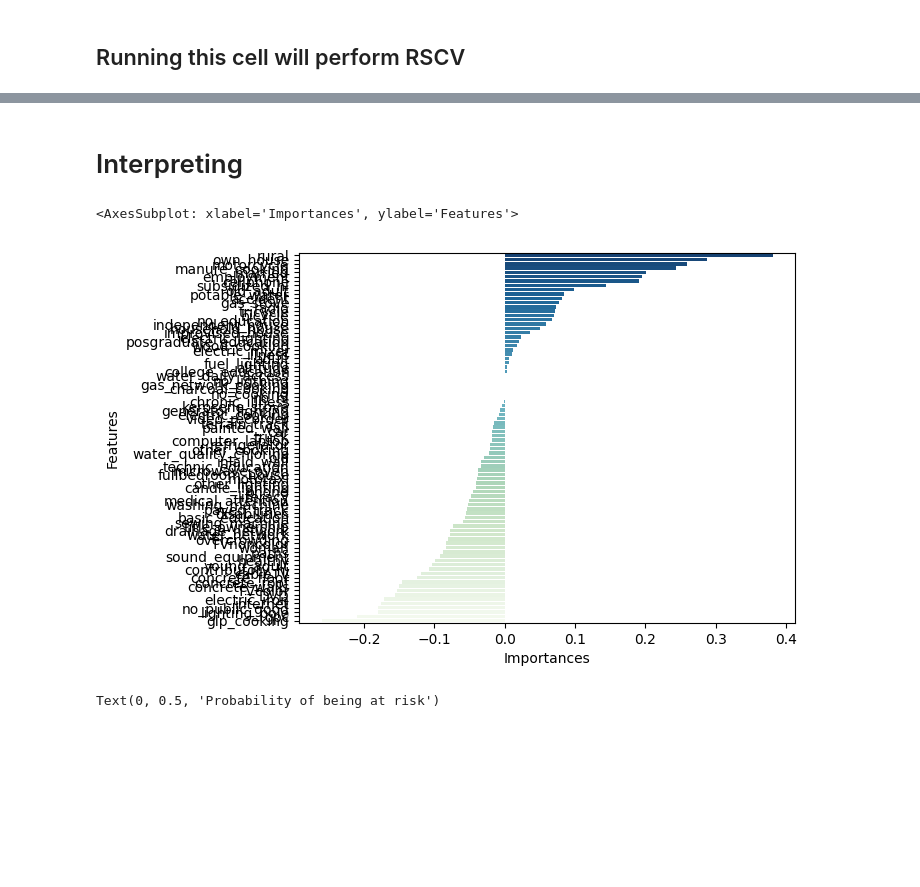
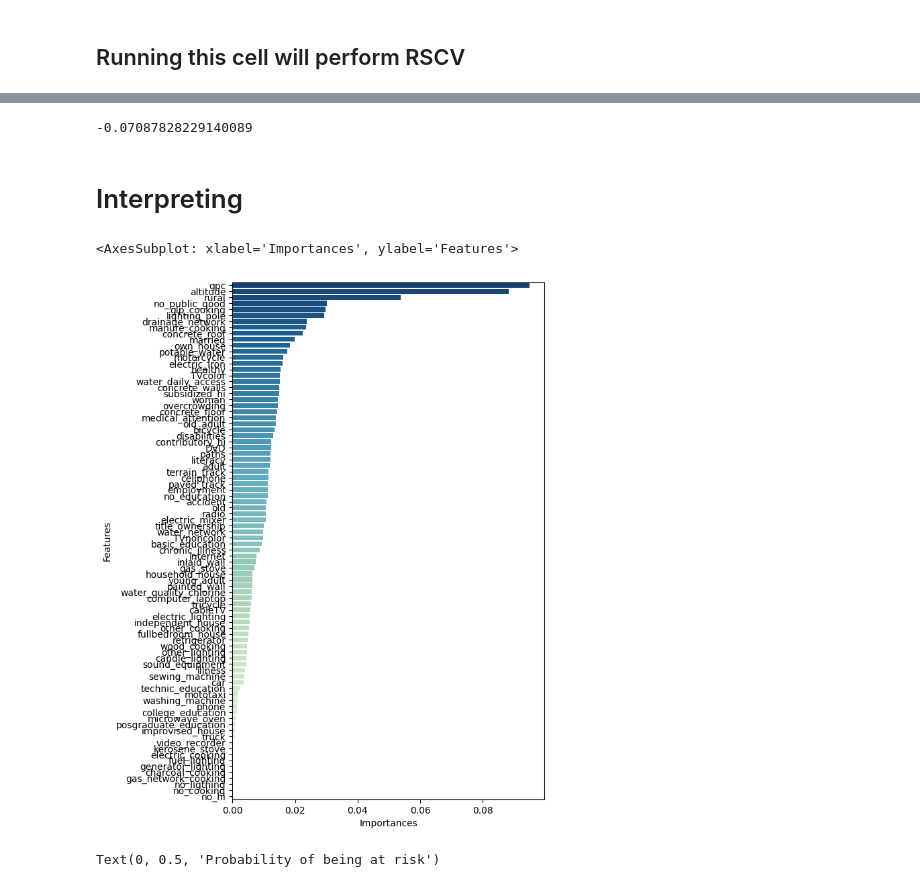
Before and after one commit to renatoquiliche/PaperCienciaDados-PunoPeru, a Jupyter notebook: Python Code/RFC_final.ipynb, the cells around one changed output, grey strips where cells are left out. Saved outputs shown, nothing was run; the diff lists cells and outputs as text; code cells hidden in the pictures; blank space fills up the shorter version.

```diff
--- a/Python Code/RFC_final.ipynb
+++ b/Python Code/RFC_final.ipynb
@@ -54,9 +74,9 @@ def BSCV(K, n_iter, alpha, pipe):
     param_grid = {
                 "RFC__n_estimators": Integer(20,100, prior='uniform'),
                 "RFC__criterion": Categorical(['gini', 'entropy', 'log_loss']),
-                "RFC__max_depth": Integer(1,20, prior='uniform'),
-                "RFC__min_samples_split": Integer(1,20, prior='uniform'),
-                "RFC__min_samples_leaf": Integer(1,20, prior='uniform'),
+                "RFC__max_depth": Integer(1,30, prior='uniform'),
+                "RFC__min_samples_split": Integer(2,100, prior='uniform'),
+                "RFC__min_samples_leaf": Integer(2,100, prior='uniform'),
                 "RFC__ccp_alpha": Real(0, 0.1, prior='uniform'),
                 }
 
@@ -160,23 +277,28 @@ S
+# %%
+marginal_effect_atmeans(clf, x_test, 'concrete_roof')
+# %% [output]
+-0.07087828229140089
 # %% [markdown]
 # Interpreting
 # %%
-pd.DataFrame(ENLR_results1.best_estimator_['ENLR'].coef_).T
-ENLR_results1.best_estimator_.feature_names_in_
+#pd.DataFrame(RFC_results1.best_estimator_['RFC'].coef_).T
+#RFC_results1.best_estimator_.feature_names_in_
 
-feature_importances = pd.concat([pd.Series(ENLR_results1.best_estimator_.feature_names_in_), pd.DataFrame(ENLR_results1.best_estimator_['ENLR'].coef_).T], axis=1)
+feature_importances = pd.concat([pd.Series(RFC_results1.best_estimator_.feature_names_in_), pd.DataFrame(RFC_results1.best_estimator_['RFC'].feature_importances_)], axis=1)
 feature_importances.columns = ['Features', 'Importances']
 # %%
 #x_train, x_test, y_train, y_test = train_test_split(x, Y, random_state=0, test_size=0.2, stratify=Y)
 #ENLR_results1.best_estimator_.fit(x_train, y_train)
 import seaborn as sns
-
+import matplotlib.pyplot as plt
+plt.figure(figsize=(6,10))
 sorted_results = feature_importances.sort_values(by=['Importances'], ascending=False)
 
 
 sns.barplot(data=sorted_results, y='Features', x='Importances', palette='GnBu_r')
 # %% [output]
 <AxesSubplot: xlabel='Importances', ylabel='Features'>
-[figure, old version]
+[figure, new version]
 # %%
 from sklearn.inspection import PartialDependenceDisplay
 plt.style.use('ggplot')
```
Also changed, not shown: parts of 14 cells of this notebook, 2 other files.
